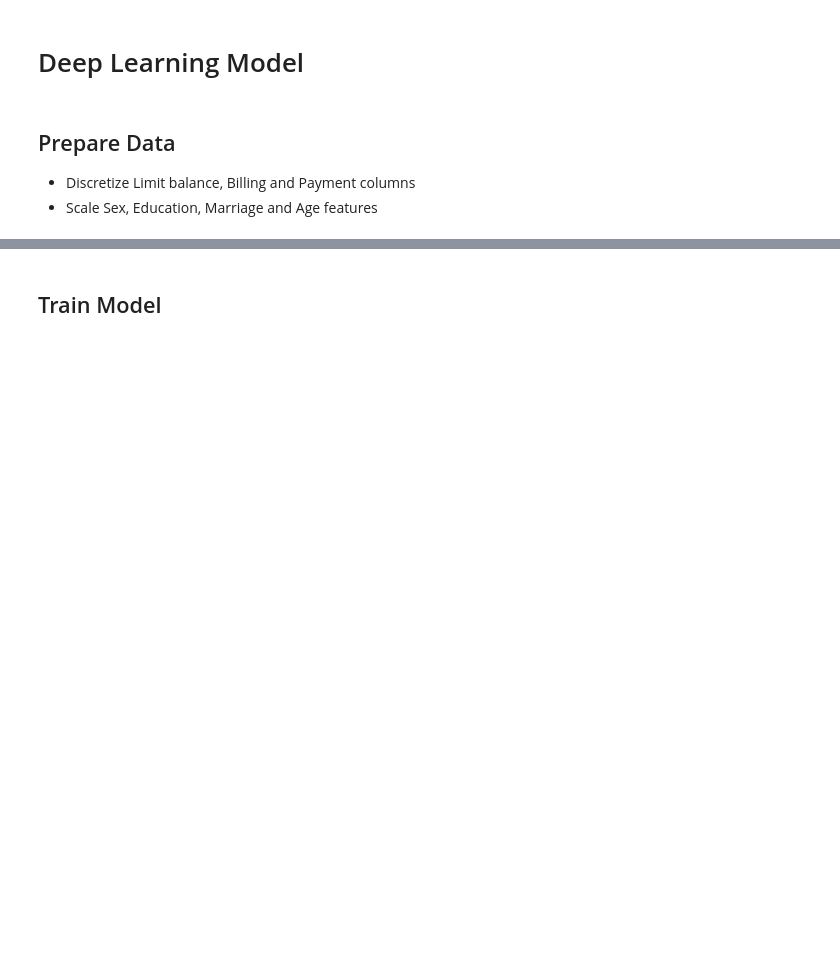
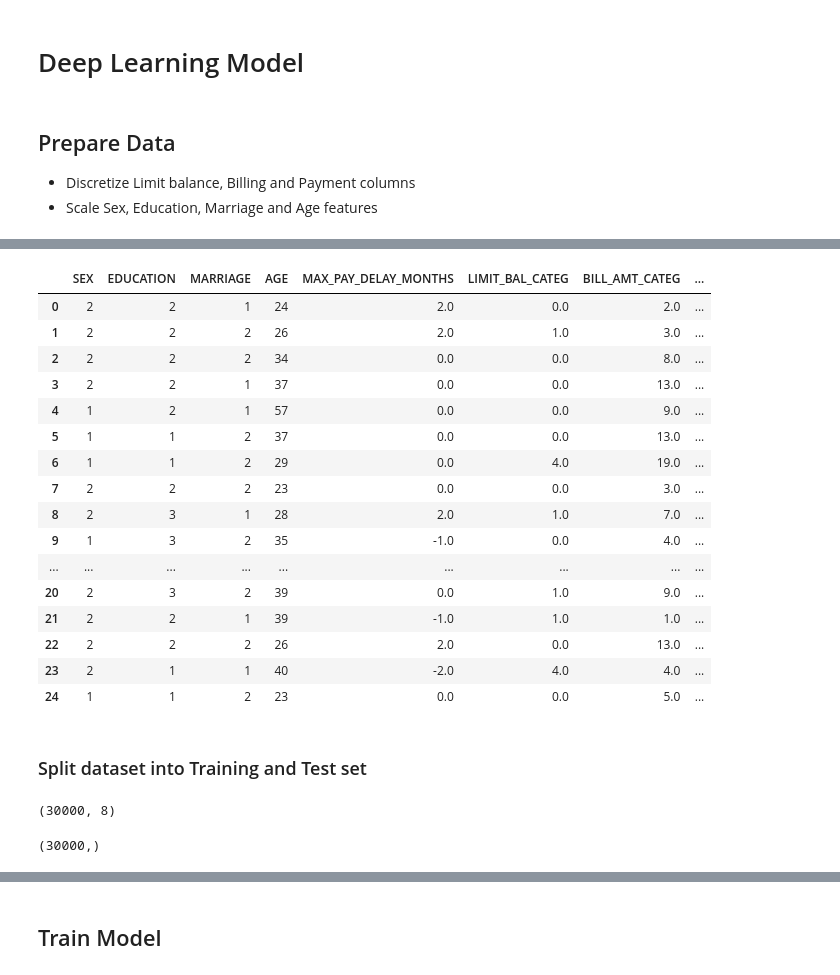
Before and after one commit to mwalbers1/DSC-609-Summer-2022, a Jupyter notebook: module-6-deep-learning.ipynb, the cells around one changed output, grey strips where cells are left out. Saved outputs shown, nothing was run; the diff lists cells and outputs as text; code cells hidden in the pictures; blank space fills up the shorter version.

```diff
--- a/module-6-deep-learning.ipynb
+++ b/module-6-deep-learning.ipynb
@@ -321,0 +364,2 @@ plt.show()
+# %%
+credit_card_df2.loc[:, "BILL_AMT_CATEG"] = kb2.fit_transform(x2)
@@ -321,0 +394,2 @@ plt.show()
+# %%
+x3 = credit_card_df2.MEAN_PAY_AMT.values.reshape(-1, 1)
@@ -321,0 +400,2 @@ plt.show()
+# %%
+credit_card_df2.loc[:, "PAY_AMT_CATEG"] = kb2.fit_transform(x3)
@@ -321,0 +428,2 @@ plt.show()
+# %%
+credit_card_model_df = credit_card_df2[["SEX", "EDUCATION", "MARRIAGE", "AGE", "MAX_PAY_DELAY_MONTHS", "LIMIT_BAL_CATEG", "BILL_AMT_CATEG", "PAY_AMT_CATEG", "DEFAULT_PMT_FLAG"]]
@@ -321,0 +449,22 @@ plt.show()
+# %%
+credit_card_model_df.head(25)
+# %% [output]
+|  | SEX | EDUCATION | MARRIAGE | AGE | MAX_PAY_DELAY_MONTHS | LIMIT_BAL_CATEG | BILL_AMT_CATEG | ... |
+| 0 | 2 | 2 | 1 | 24 | 2.0 | 0.0 | 2.0 | ... |
+| 1 | 2 | 2 | 2 | 26 | 2.0 | 1.0 | 3.0 | ... |
+| 2 | 2 | 2 | 2 | 34 | 0.0 | 0.0 | 8.0 | ... |
+| 3 | 2 | 2 | 1 | 37 | 0.0 | 0.0 | 13.0 | ... |
+| 4 | 1 | 2 | 1 | 57 | 0.0 | 0.0 | 9.0 | ... |
+| 5 | 1 | 1 | 2 | 37 | 0.0 | 0.0 | 13.0 | ... |
+| 6 | 1 | 1 | 2 | 29 | 0.0 | 4.0 | 19.0 | ... |
+| 7 | 2 | 2 | 2 | 23 | 0.0 | 0.0 | 3.0 | ... |
+| 8 | 2 | 3 | 1 | 28 | 2.0 | 1.0 | 7.0 | ... |
+| 9 | 1 | 3 | 2 | 35 | -1.0 | 0.0 | 4.0 | ... |
+| ... | ... | ... | ... | ... | ... | ... | ... | ... |
+| 20 | 2 | 3 | 2 | 39 | 0.0 | 1.0 | 9.0 | ... |
+| 21 | 2 | 2 | 1 | 39 | -1.0 | 1.0 | 1.0 | ... |
+| 22 | 2 | 2 | 2 | 26 | 2.0 | 0.0 | 13.0 | ... |
+| 23 | 2 | 1 | 1 | 40 | -2.0 | 4.0 | 4.0 | ... |
+| 24 | 1 | 1 | 2 | 23 | 0.0 | 0.0 | 5.0 | ... |
+# %% [markdown]
+### Split dataset into Training and Test set
@@ -321,0 +475,8 @@ plt.show()
+# %%
+X.shape
+# %% [output]
+(30000, 8)
+# %%
+y.shape
+# %% [output]
+(30000,)
```
Also changed, not shown: parts of 57 cells of this notebook.
